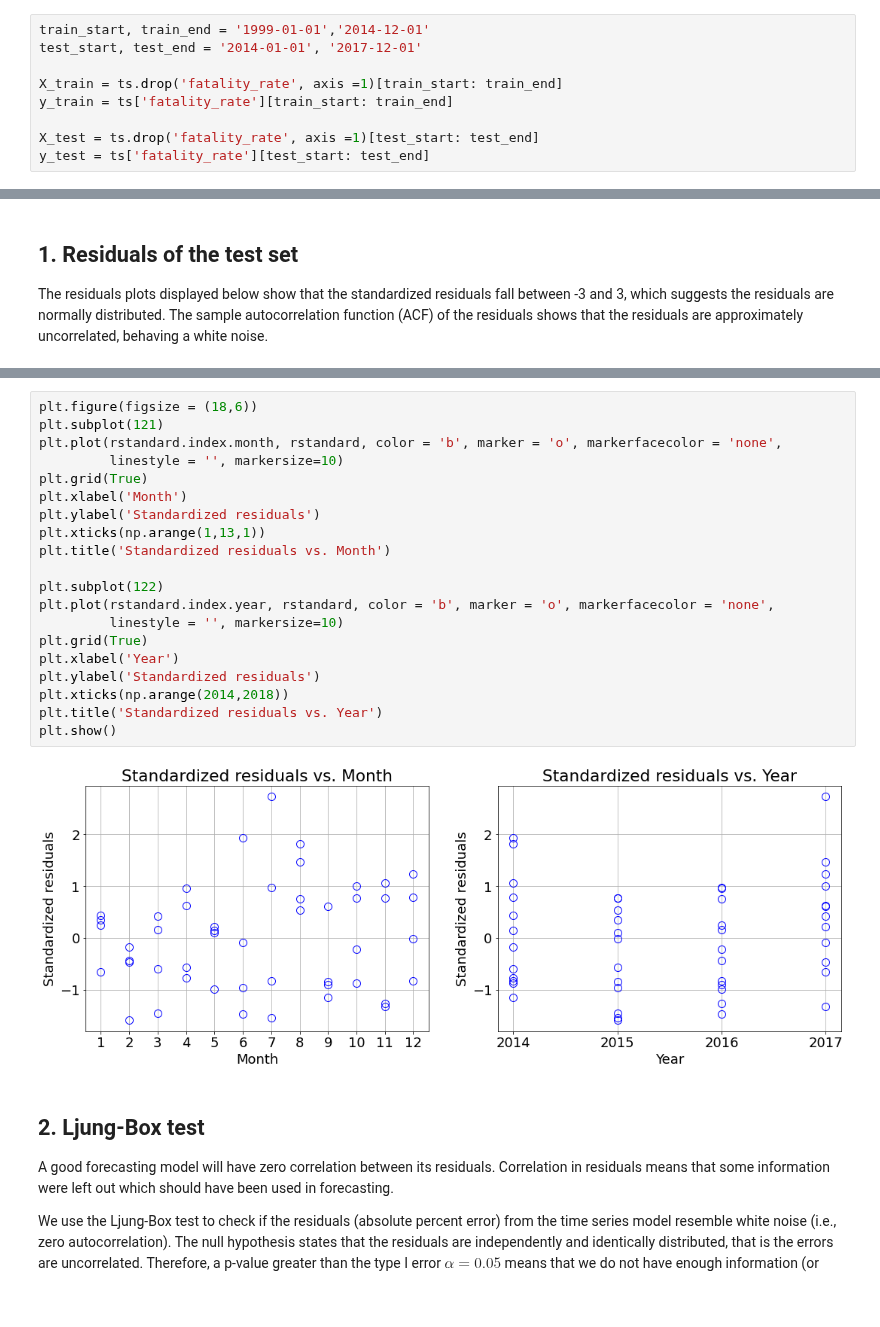
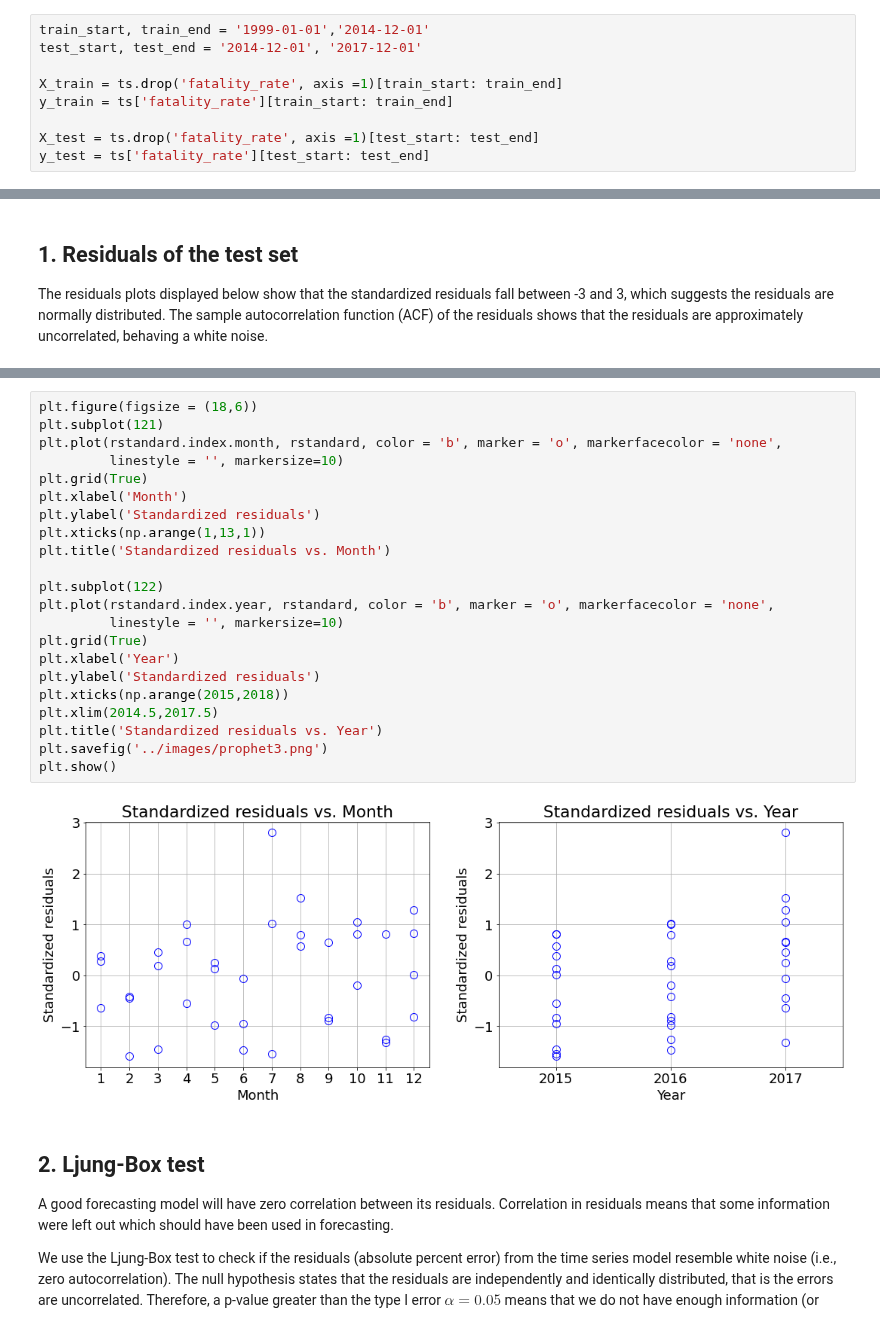
Before and after one commit to Owerre/Time-Series-Forecasting, a Jupyter notebook: fatality-forecast/notebooks/04-prophet.ipynb, the cells around one changed output, grey strips where cells are left out. Cells and saved outputs as stored; diff of their text form; blank space fills up the shorter version.

```diff
--- a/fatality-forecast/notebooks/04-prophet.ipynb
+++ b/fatality-forecast/notebooks/04-prophet.ipynb
@@ -60,7 +60,7 @@ Data size: (228, 16)
 We must split the dataset into training and test (out-of-sample) set.
 # %%
 train_start, train_end = '1999-01-01','2014-12-01'
-test_start, test_end = '2014-01-01', '2017-12-01'
+test_start, test_end = '2014-12-01', '2017-12-01'
 
 X_train = ts.drop('fatality_rate', axis =1)[train_start: train_end]
 y_train = ts['fatality_rate'][train_start: train_end]
@@ -273,25 +274,27 @@ plt.show()
 # %%
 plt.figure(figsize = (18,6))
 plt.subplot(121)
 plt.plot(rstandard.index.month, rstandard, color = 'b', marker = 'o', markerfacecolor = 'none',
          linestyle = '', markersize=10)
 plt.grid(True)
 plt.xlabel('Month')
 plt.ylabel('Standardized residuals')
 plt.xticks(np.arange(1,13,1))
 plt.title('Standardized residuals vs. Month')
 
 plt.subplot(122)
 plt.plot(rstandard.index.year, rstandard, color = 'b', marker = 'o', markerfacecolor = 'none',
          linestyle = '', markersize=10)
 plt.grid(True)
 plt.xlabel('Year')
 plt.ylabel('Standardized residuals')
-plt.xticks(np.arange(2014,2018))
+plt.xticks(np.arange(2015,2018))
+plt.xlim(2014.5,2017.5)
 plt.title('Standardized residuals vs. Year')
+plt.savefig('../images/prophet3.png')
 plt.show()
 # %% [output]
-[figure, old version]
+[figure, new version]
 # %% [markdown]
 ## 2. Ljung-Box test
 
```
Also changed, not shown: parts of 5 cells of this notebook, 16 other files.
